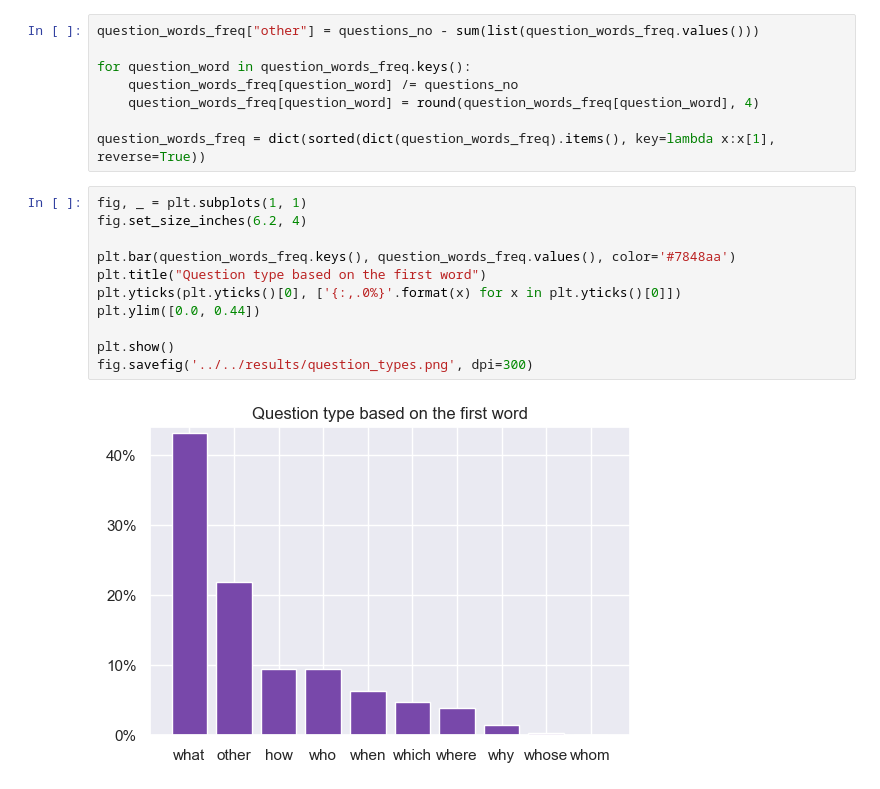
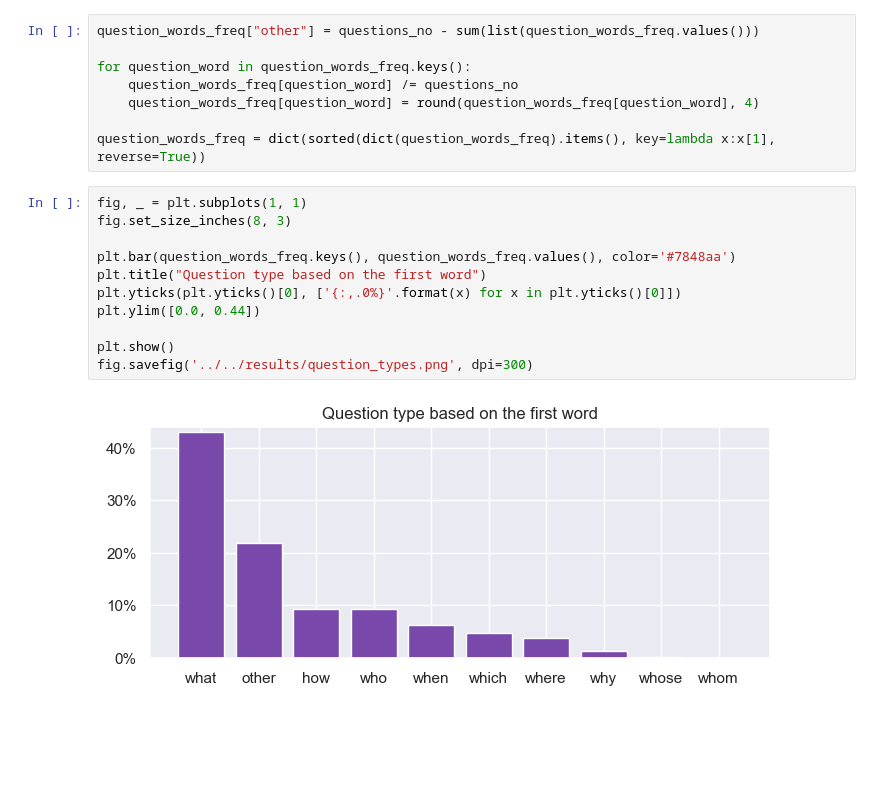
Before and after one commit to CristinaRacovita/tiny-bert-qa-enhancement, a Jupyter notebook: notebooks/data_analysis/analyze_data.ipynb, the cells around one changed output. Drawn from its saved outputs; the diff is of its cells as text; blank space fills up the shorter version.

Commit message:
experiments - generate final plots for poster

```diff
--- a/notebooks/data_analysis/analyze_data.ipynb
+++ b/notebooks/data_analysis/analyze_data.ipynb
@@ -146,14 +146,14 @@ for question_word in question_words_freq.keys():
 question_words_freq = dict(sorted(dict(question_words_freq).items(), key=lambda x:x[1], reverse=True))
 # %%
 fig, _ = plt.subplots(1, 1)
-fig.set_size_inches(6.2, 4)
+fig.set_size_inches(8, 3)
 
 plt.bar(question_words_freq.keys(), question_words_freq.values(), color='#7848aa')
 plt.title("Question type based on the first word")
 plt.yticks(plt.yticks()[0], ['{:,.0%}'.format(x) for x in plt.yticks()[0]])
 plt.ylim([0.0, 0.44])
 
 plt.show()
 fig.savefig('../../results/question_types.png', dpi=300)
 # %% [output]
-[figure, old version]
+[figure, new version]
```
Also changed, not shown: 4 other files.
